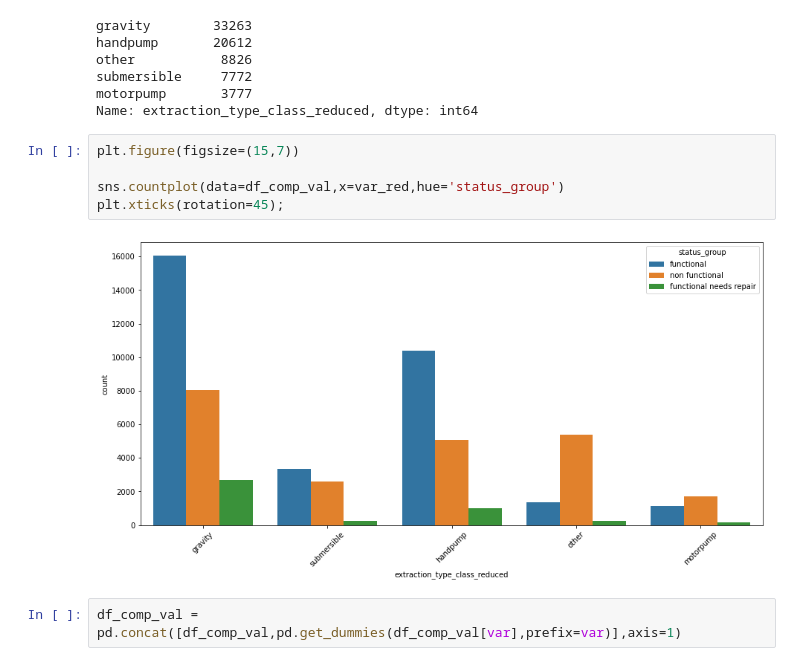
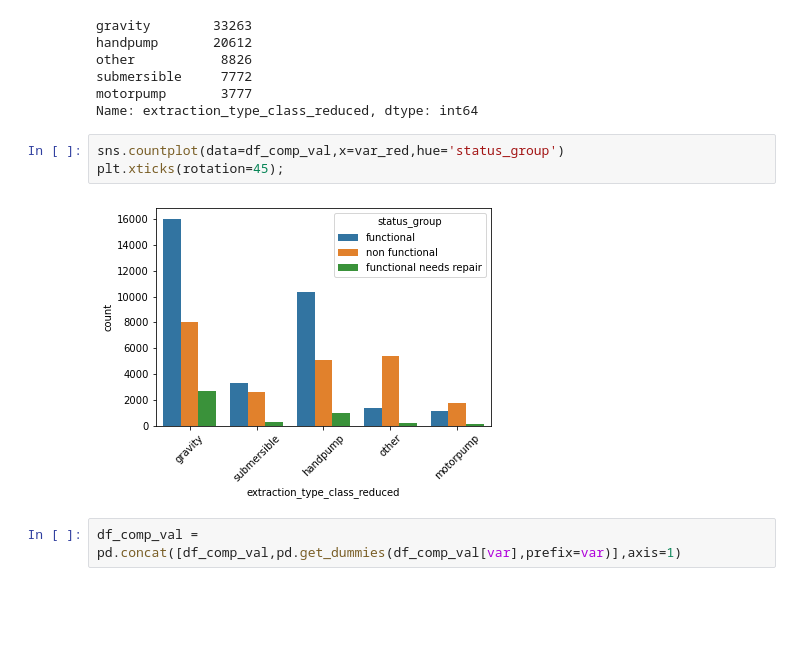
Before and after one commit to brspencer90/water-pump-tanzania, a Jupyter notebook: notebooks/pre_processing.ipynb, the cells around one changed output. Saved outputs shown, nothing was run; the diff lists cells and outputs as text; blank space fills up the shorter version.

```diff
--- a/notebooks/pre_processing.ipynb
+++ b/notebooks/pre_processing.ipynb
@@ -282,12 +282,10 @@ submersible     7772
 motorpump       3777
 Name: extraction_type_class_reduced, dtype: int64
 # %%
-plt.figure(figsize=(15,7))
-
 sns.countplot(data=df_comp_val,x=var_red,hue='status_group')
 plt.xticks(rotation=45);
 # %% [output]
-[figure, old version]
+[figure, new version]
 # %%
 df_comp_val = pd.concat([df_comp_val,pd.get_dummies(df_comp_val[var],prefix=var)],axis=1)
 # %%
```
Also changed, not shown: parts of 11 cells of this notebook, 6 other files.
